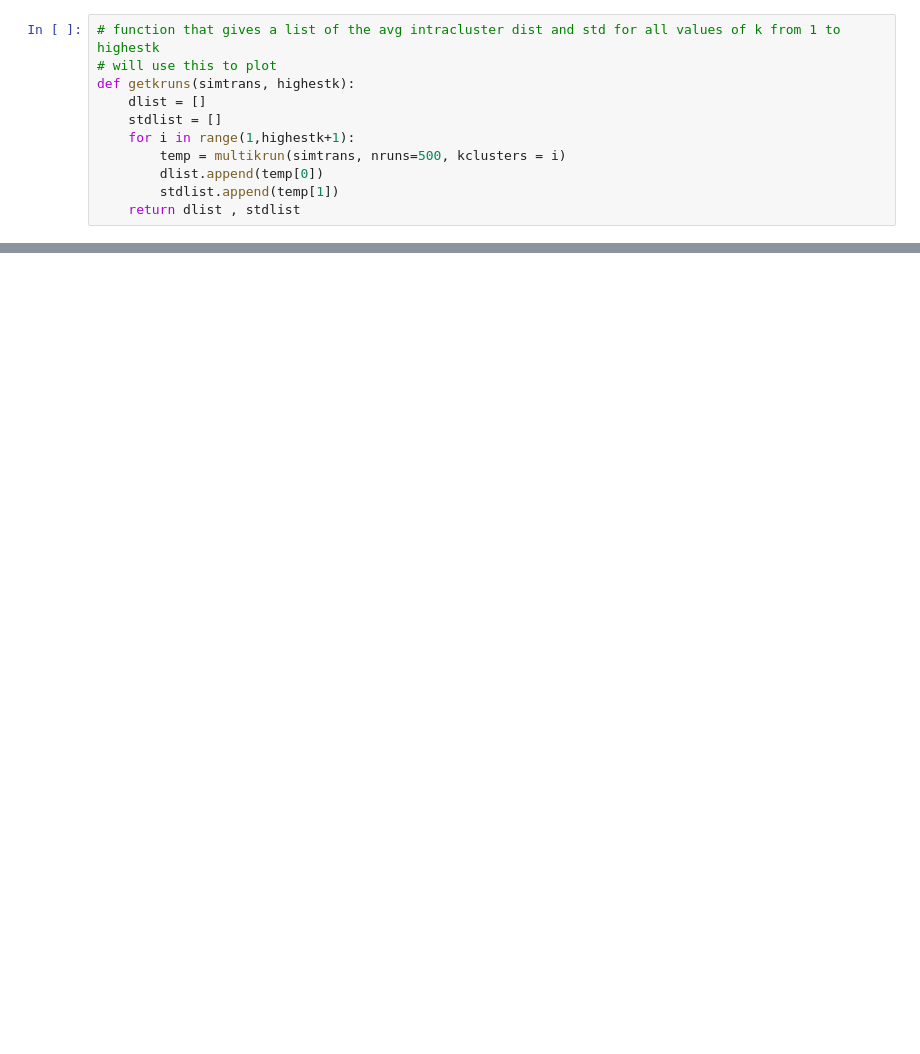
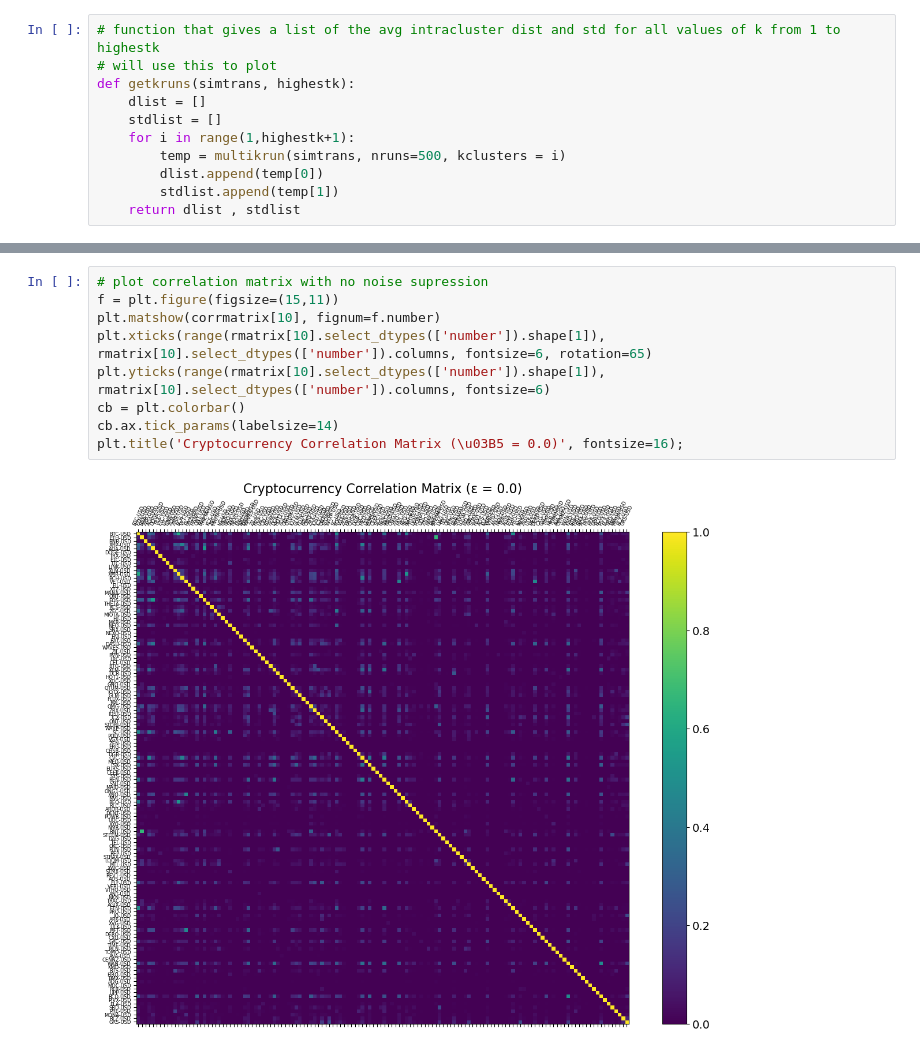
Before and after one commit to fsfinphys/cryptomarketstates, a Jupyter notebook: finalfunctions copy.ipynb, the cells around one changed output, grey strips where cells are left out. Drawn from its saved outputs; the diff is of its cells as text; blank space fills up the shorter version.

```diff
--- a/finalfunctions copy.ipynb
+++ b/finalfunctions copy.ipynb
@@ -645,0 +807,11 @@ plt.show()
+# %%
+# plot correlation matrix with no noise supression
+f = plt.figure(figsize=(15,11))
+plt.matshow(corrmatrix[10], fignum=f.number)
+plt.xticks(range(rmatrix[10].select_dtypes(['number']).shape[1]), rmatrix[10].select_dtypes(['number']).columns, fontsize=6, rotation=65)
+plt.yticks(range(rmatrix[10].select_dtypes(['number']).shape[1]), rmatrix[10].select_dtypes(['number']).columns, fontsize=6)
+cb = plt.colorbar()
+cb.ax.tick_params(labelsize=14)
+plt.title('Cryptocurrency Correlation Matrix (\u03B5 = 0.0)', fontsize=16);
+# %% [output]
+[figure, added]
```
Also changed, not shown: parts of 35 cells of this notebook.
